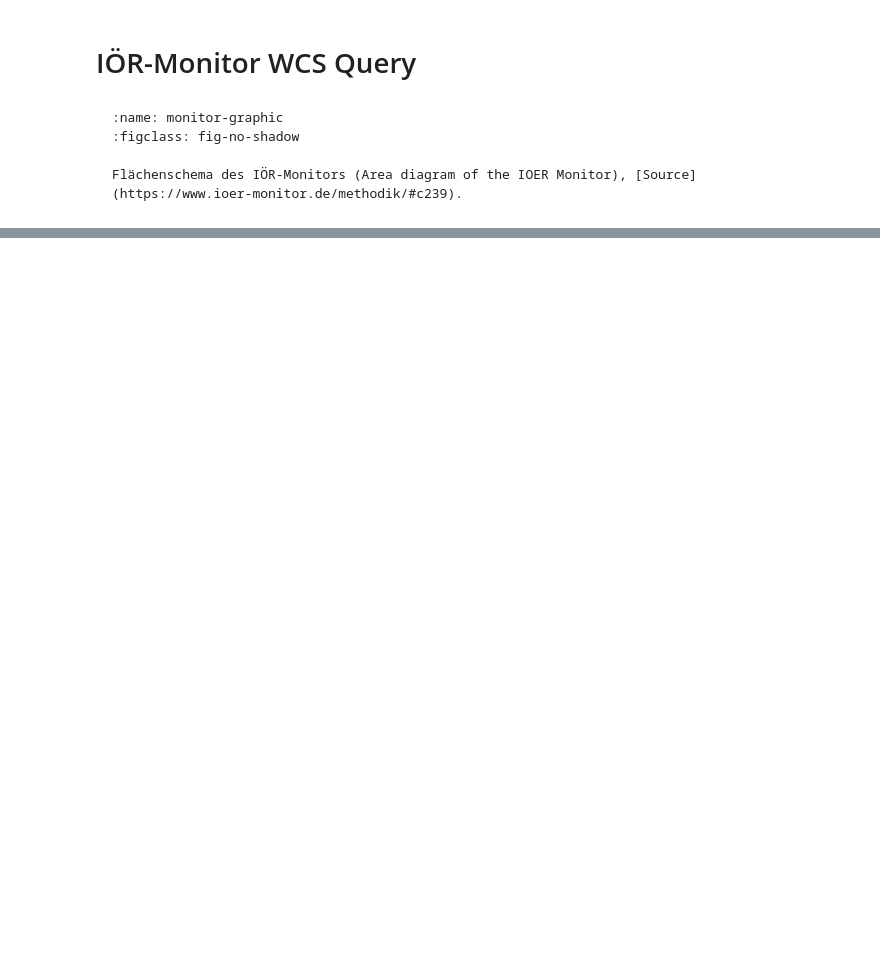
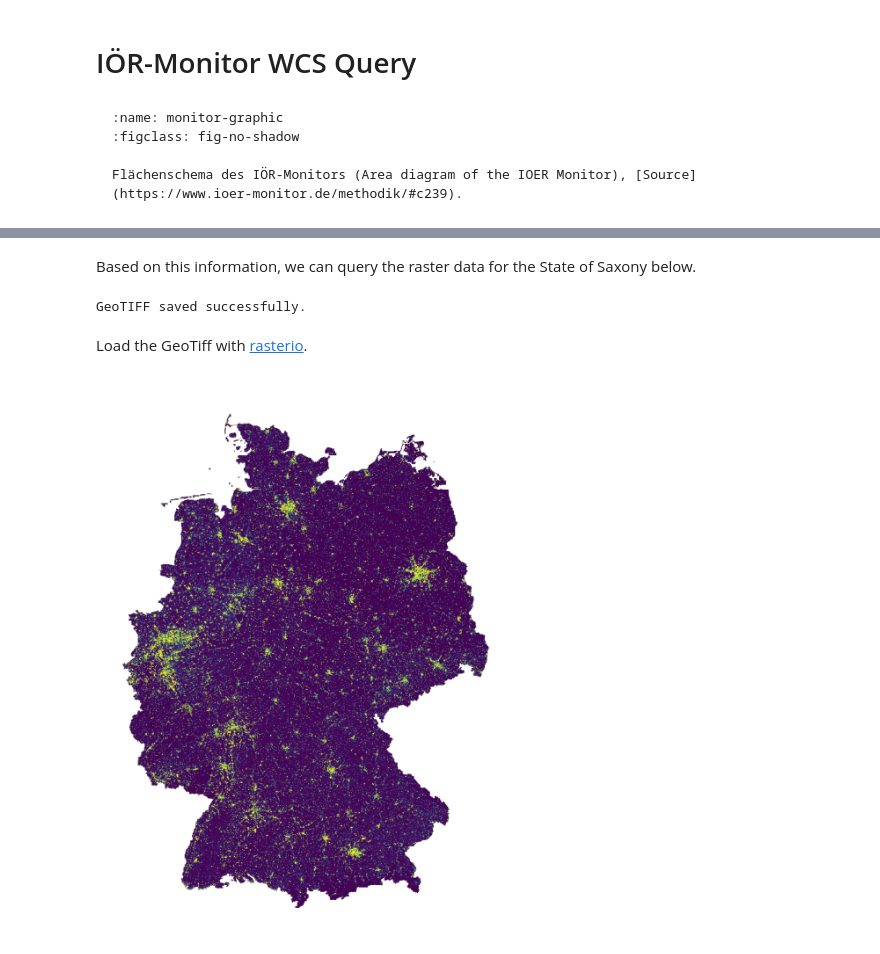
Before and after one commit to ioer-dresden/jupyter-book-nfdi4biodiversity, a Jupyter notebook: notebooks/202_data_retrieval.ipynb, the cells around one changed output, grey strips where cells are left out. Saved outputs shown, nothing was run; the diff lists cells and outputs as text; code cells hidden in the pictures; blank space fills up the shorter version.

Commit message:
feat: add WCS query part

```diff
--- a/notebooks/202_data_retrieval.ipynb
+++ b/notebooks/202_data_retrieval.ipynb
@@ -557,0 +669,2 @@ Flächenschema des IÖR-Monitors (Area diagram of the IOER Monitor), [Source](ht
+# %% [markdown]
+Based on this information, we can query the raster data for the State of Saxony below.
@@ -557,0 +683,21 @@ Flächenschema des IÖR-Monitors (Area diagram of the IOER Monitor), [Source](ht
+# %%
+gtiff_path = OUTPUT / f'{layer}.tiff'
+with open(gtiff_path, 'wb') as f:
+    f.write(response.read())
+print("GeoTIFF saved successfully.")
+# %% [output]
+GeoTIFF saved successfully.
+# %% [markdown]
+Load the GeoTiff with [rasterio](https://rasterio.readthedocs.io/en/stable/).
+# %%
+import matplotlib.pyplot as plt
+import rasterio
+from rasterio.plot import show as rioshow
+
+with rasterio.open(gtiff_path) as r:
+    fig, ax = plt.subplots(figsize=(8, 8))
+    rioshow(r, ax=ax)
+    ax.axis('off')
+plt.show()
+# %% [output]
+[figure, added]
```
Also changed, not shown: parts of 30 cells of this notebook.
